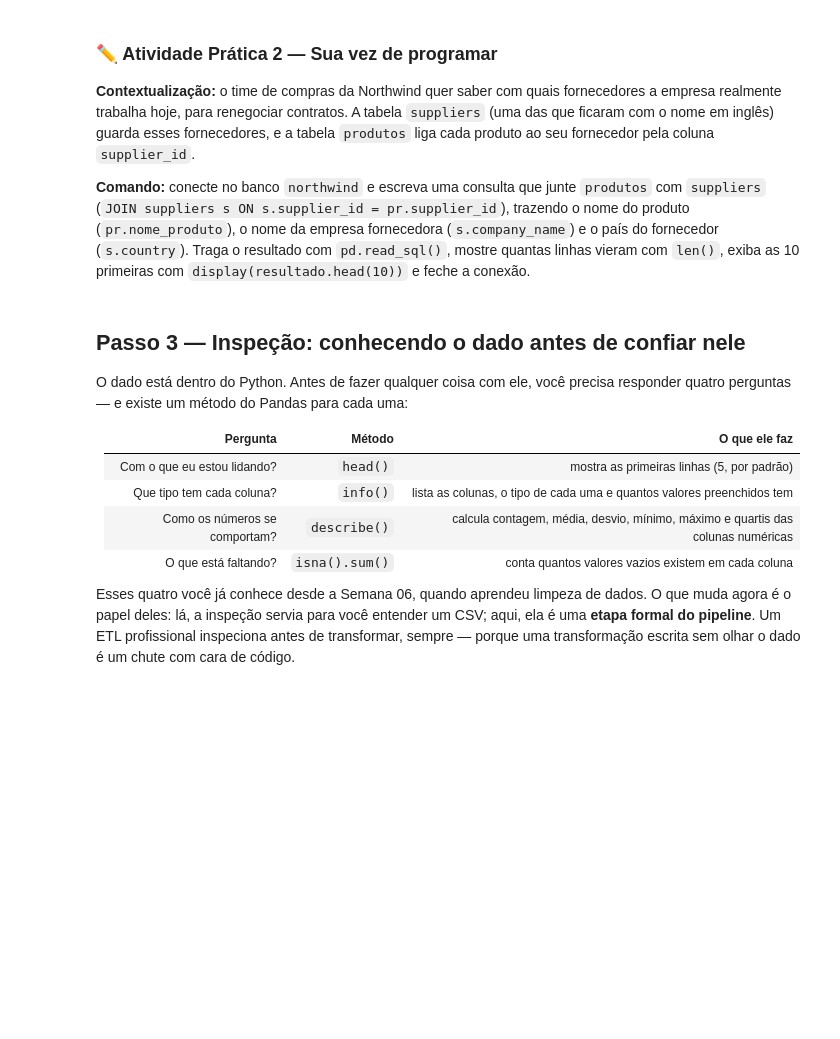
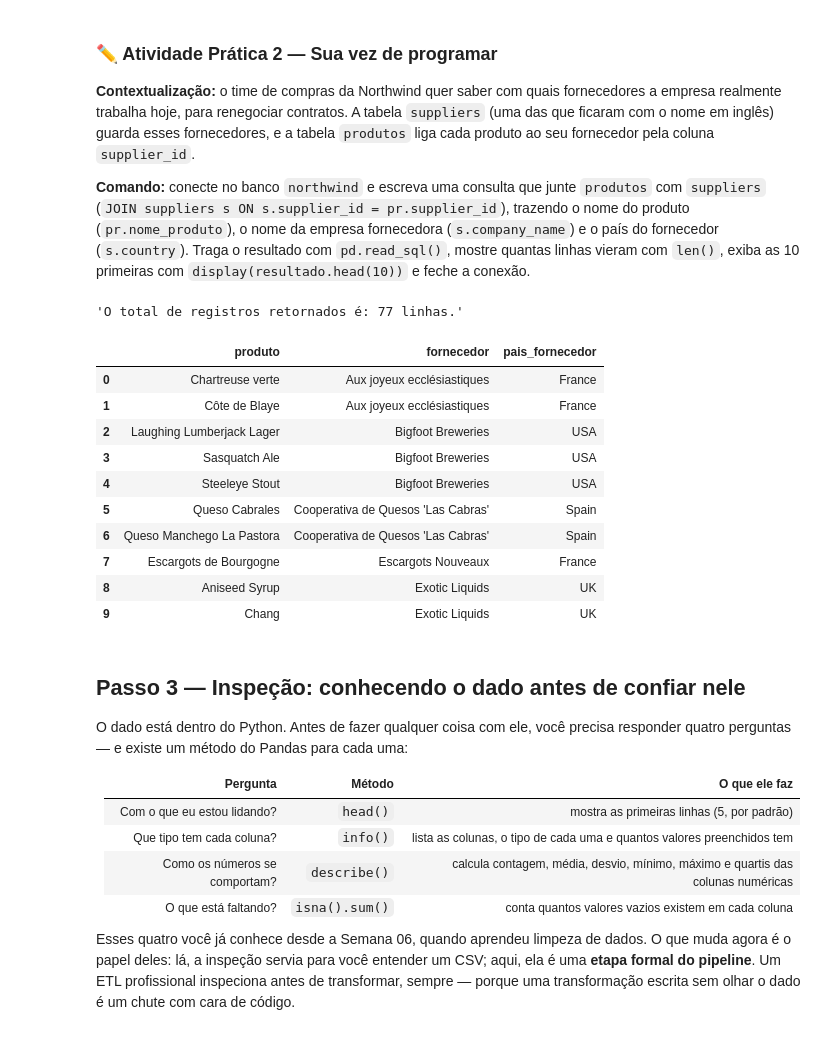
Before and after one commit to laisalegri/turma05-analise-de-dados-com-python, a Jupyter notebook: 12_/notebook_colab_aluno.ipynb, the cells around one changed output. Saved outputs shown, nothing was run; the diff lists cells and outputs as text; code cells hidden in the pictures; blank space fills up the shorter version.

```diff
--- a/12_/notebook_colab_aluno.ipynb
+++ b/12_/notebook_colab_aluno.ipynb
@@ -605,6 +605,48 @@ Agora a consequência prática, que é onde o erro nasce: se alguém somar a col
 **Comando:** conecte no banco `northwind` e escreva uma consulta que junte `produtos` com `suppliers` (`JOIN suppliers s ON s.supplier_id = pr.supplier_id`), trazendo o nome do produto (`pr.nome_produto`), o nome da empresa fornecedora (`s.company_name`) e o país do fornecedor (`s.country`). Traga o resultado com `pd.read_sql()`, mostre quantas linhas vieram com `len()`, exiba as 10 primeiras com `display(resultado.head(10))` e feche a conexão.
 # %%
 # escreva seu código aqui
+
+import psycopg2
+import pandas as pd
+
+conexao = psycopg2.connect(
+    host="localhost",
+    port="5433",
+    dbname="northwind",
+    user="postgres",
+    password="admin",
+)
+
+fornecedores = pd.read_sql(
+                            """
+                            SELECT
+                                pr.nome_produto as produto,
+                                s.company_name as fornecedor,
+                                s.country as pais_fornecedor
+                            FROM produtos pr
+                                JOIN suppliers s
+                                ON s.supplier_id = pr.supplier_id
+                            ORDER BY s.company_name, pr.nome_produto
+                            """, conexao
+                        )
+
+display(f"O total de registros retornados é: {len(fornecedores)} linhas.")
+display(fornecedores.head(10))
+
+conexao.close()
+# %% [output]
+'O total de registros retornados é: 77 linhas.'
+|  | produto | fornecedor | pais_fornecedor |
+| 0 | Chartreuse verte | Aux joyeux ecclésiastiques | France |
+| 1 | Côte de Blaye | Aux joyeux ecclésiastiques | France |
+| 2 | Laughing Lumberjack Lager | Bigfoot Breweries | USA |
+| 3 | Sasquatch Ale | Bigfoot Breweries | USA |
+| 4 | Steeleye Stout | Bigfoot Breweries | USA |
+| 5 | Queso Cabrales | Cooperativa de Quesos 'Las Cabras' | Spain |
+| 6 | Queso Manchego La Pastora | Cooperativa de Quesos 'Las Cabras' | Spain |
+| 7 | Escargots de Bourgogne | Escargots Nouveaux | France |
+| 8 | Aniseed Syrup | Exotic Liquids | UK |
+| 9 | Chang | Exotic Liquids | UK |
 # %% [markdown]
 ## Passo 3 — Inspeção: conhecendo o dado antes de confiar nele
 
```
Also changed, not shown: parts of 3 cells of this notebook.
